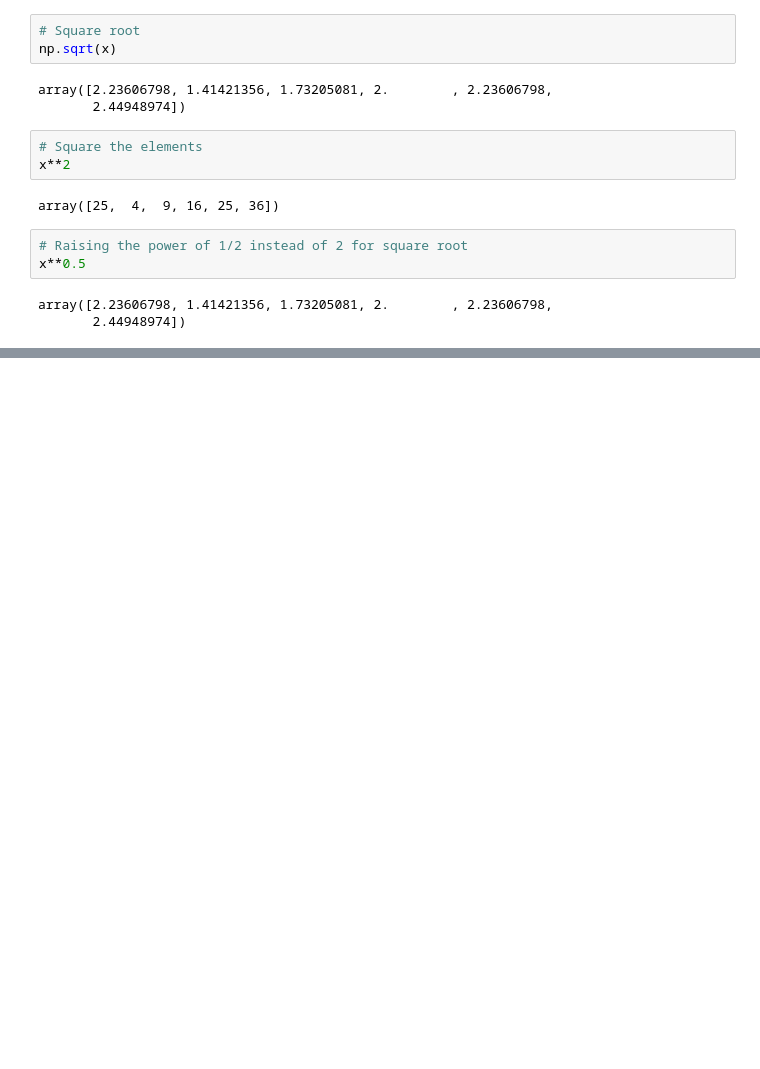
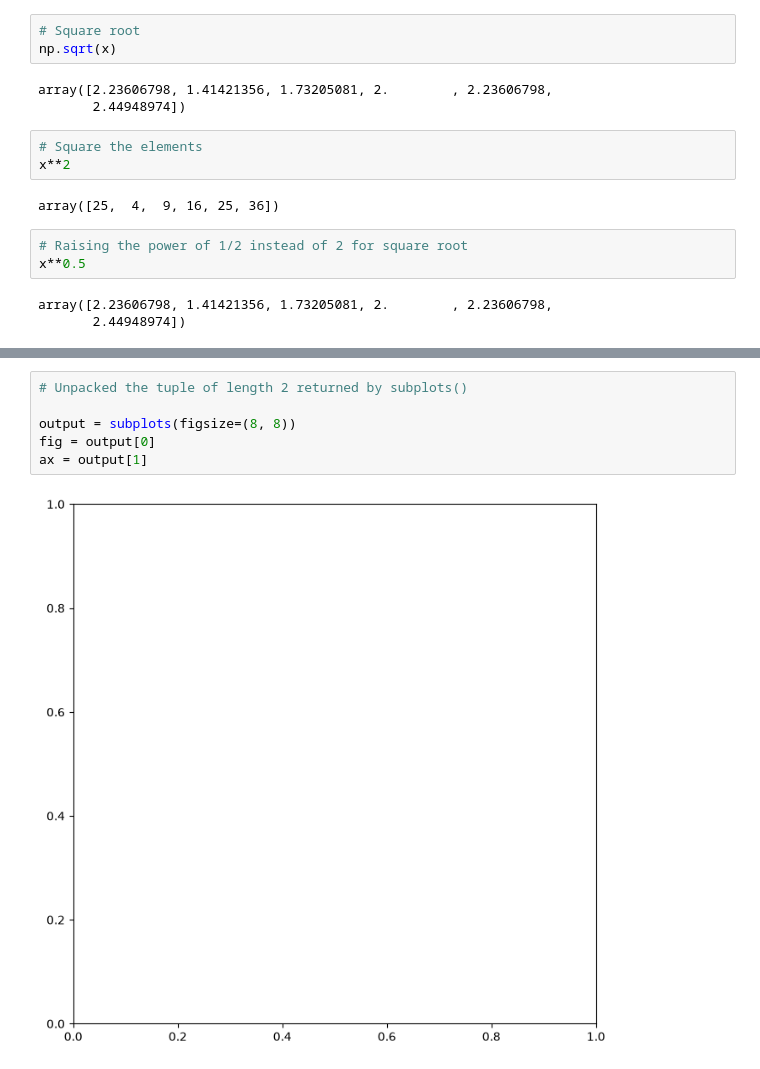
Before and after one commit to Nattawut30/Math-Algorithmic-Trading, a Jupyter notebook: Probability_Statistics/01_statistical_learning.ipynb, the cells around one changed output, grey strips where cells are left out. Drawn from its saved outputs; the diff is of its cells as text; blank space fills up the shorter version.

```diff
--- a/Probability_Statistics/01_statistical_learning.ipynb
+++ b/Probability_Statistics/01_statistical_learning.ipynb
@@ -365,0 +460,8 @@ array([ 0.92773003, -0.31235453, -0.6817982 , -0.53515737,  0.32296817,
+# %%
+# Unpacked the tuple of length 2 returned by subplots()
+
+output = subplots(figsize=(8, 8))
+fig = output[0]
+ax = output[1]
+# %% [output]
+[figure, added]
```
Also changed, not shown: parts of 25 cells of this notebook.
